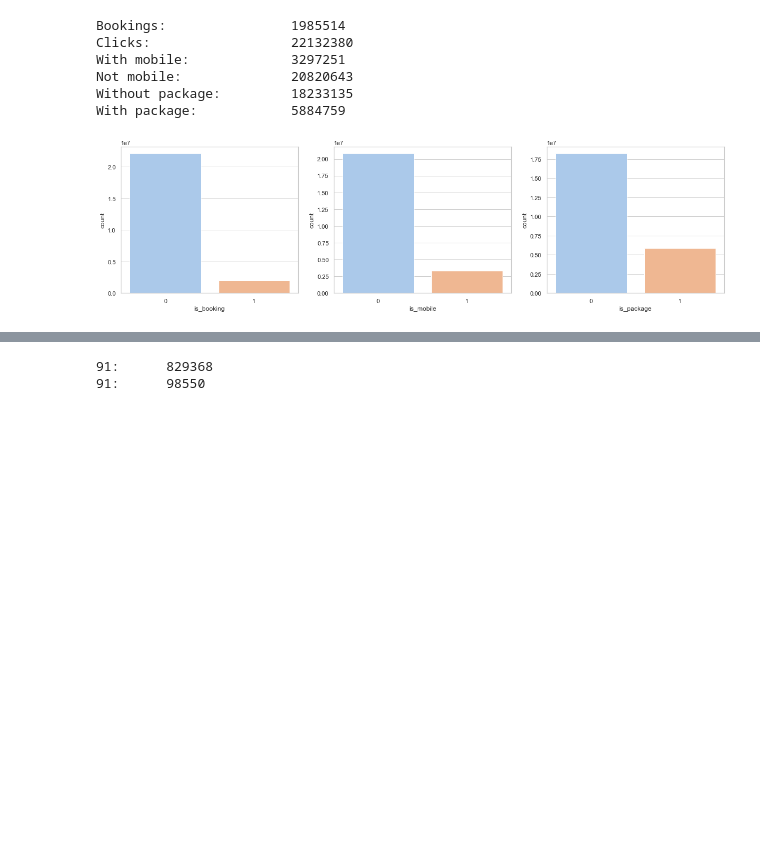
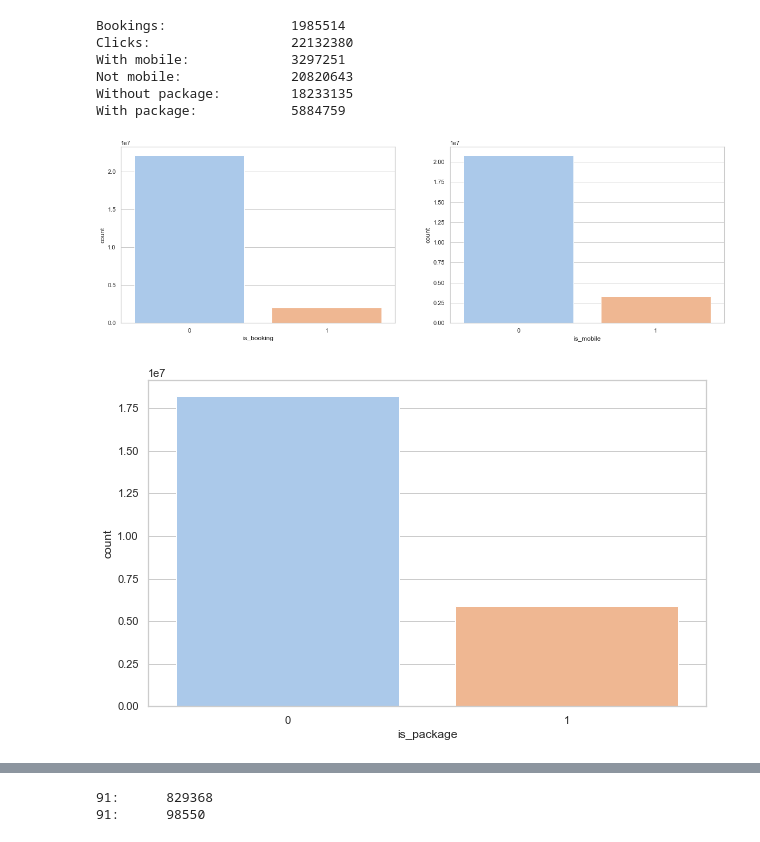
Before and after one commit to gonteranna1211/szakdolgozat, a Jupyter notebook: Exploratory analysis.ipynb, the cells around one changed output, grey strips where cells are left out. Drawn from its saved outputs; the diff is of its cells as text; code cells hidden in the pictures; blank space fills up the shorter version.

```diff
--- a/Exploratory analysis.ipynb
+++ b/Exploratory analysis.ipynb
@@ -11,29 +11,34 @@ columns = ['is_booking','is_mobile','is_package','user_location_country',
 train_data = pd.read_csv('data/train_clean_mod.csv', delimiter=',',usecols=columns)
 booked = pd.read_csv('data/train_clean_booked.csv', delimiter=',',usecols=columns)
 # %%
-fig, ((axis1,axis2,axis3)) = plt.subplots(1,3,figsize=(20,5))
+fig, ((axis1,axis2)) = plt.subplots(1,2,figsize=(20,6))
 
 sns.countplot(train_data['is_booking'],ax=axis1)
 sns.countplot(train_data['is_mobile'],ax=axis2)
-sns.countplot(train_data['is_package'],ax=axis3)
 
-plt.savefig('plots/is_booking_mobile_package.jpg',bbox_inches='tight')
+plt.savefig('plots/is_booking_mobile.jpg',bbox_inches='tight')
+
+
+plt.figure(figsize=(10,6))
+sns.countplot(train_data['is_package'])
+plt.savefig('plots/is_package.jpg',bbox_inches='tight')
+
 
 print("Bookings:\t\t", len(train_data[train_data['is_booking'].isin([1])]))
 print("Clicks:\t\t\t", len(train_data[train_data['is_booking'].isin([0])]))
 
 print("With mobile:\t\t", len(train_data[train_data['is_mobile'].isin([1])]))
 print("Not mobile:\t\t", len(train_data[train_data['is_mobile'].isin([0])]))
 
-
 print("Without package:\t", len(train_data[train_data['is_package'].isin([0])]))
 print("With package:\t\t", len(train_data[train_data['is_package'].isin([1])]))
 # %% [output]
 Bookings:                1985514
 Clicks:                  22132380
 With mobile:             3297251
 Not mobile:              20820643
 Without package:         18233135
 With package:            5884759
-[figure, old version]
+[figure, new version]
+[figure, added]
 # %%
```
Also changed, not shown: parts of 3 cells of this notebook.
